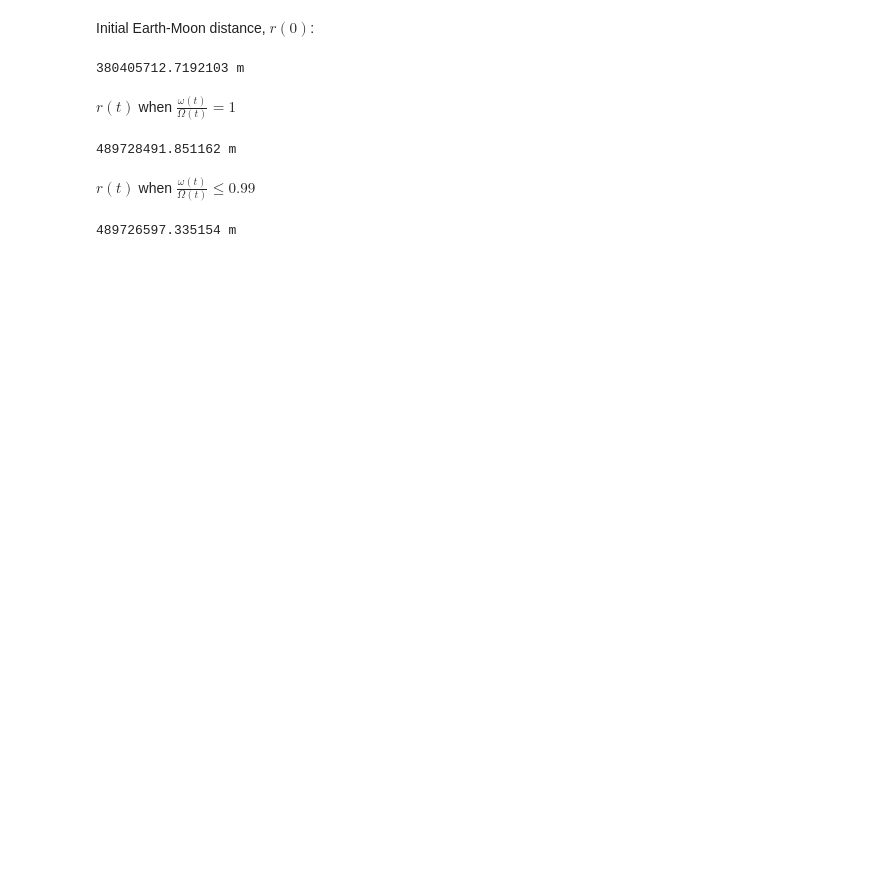
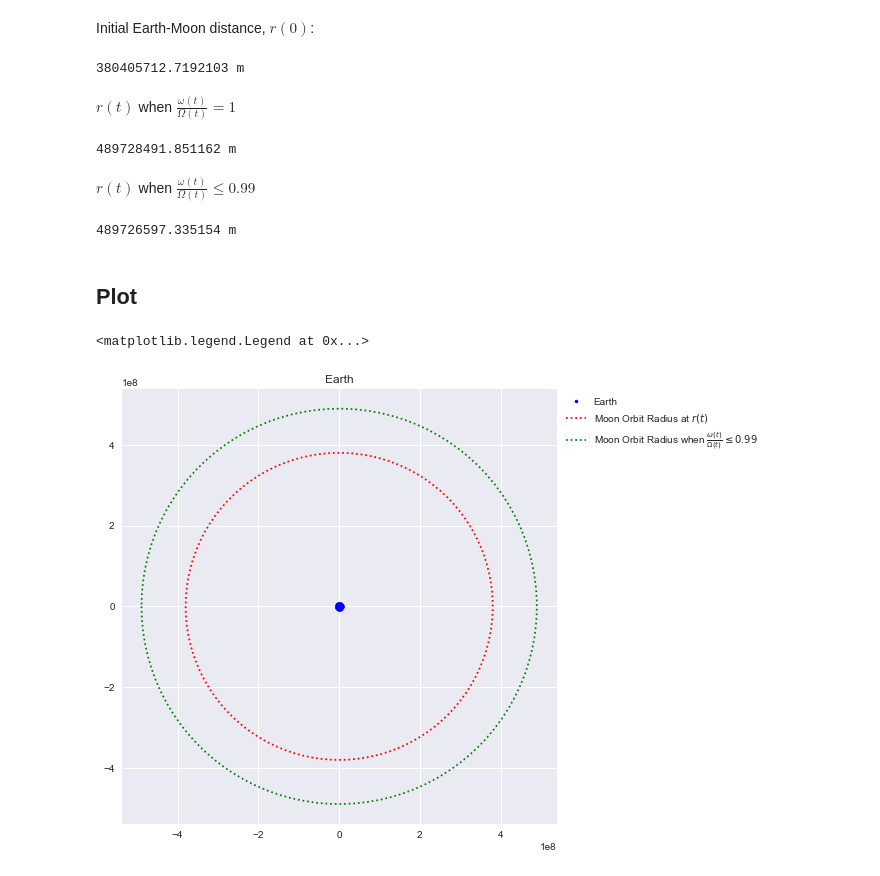
Before and after one commit to LanzLagman/Energy-transfer-earth-moon-tidal, a Jupyter notebook: Thesis 2.0.ipynb, the cells around one changed output. Drawn from its saved outputs; the diff is of its cells as text; code cells hidden in the pictures; blank space fills up the shorter version.

```diff
--- a/Thesis 2.0.ipynb
+++ b/Thesis 2.0.ipynb
@@ -164,2 +156,27 @@ print(str(r[np.where(moon/earth <= 0.99)][-1])+ " m")
 # %% [output]
 489726597.335154 m
+# %% [markdown]
+## Plot
+# %%
+fig, ax = plt.subplots(figsize=(8,8))
+ax.set_title("Earth")
+ax.set_aspect("equal")
+
+Earth_r = 6371000
+x = Earth_r*np.cos(np.linspace(-np.pi,np.pi,100))
+y = Earth_r*np.sin(np.linspace(-np.pi,np.pi,100))
+
+x1 = r[0]*np.cos(np.linspace(-np.pi,np.pi,100))
+y1 = r[0]*np.sin(np.linspace(-np.pi,np.pi,100))
+
+x2 = r[np.where(Moon/Earth <= 0.99)][-1]*np.cos(np.linspace(-np.pi,np.pi,100))
+y2 = r[np.where(Moon/Earth <= 0.99)][-1]*np.sin(np.linspace(-np.pi,np.pi,100))
+
+ax.plot(x,y, fillstyle="full", label="Earth", color="none", marker='.', markerfacecolor="blue")
+ax.fill(x, y)
+ax.plot(x1,y1,"red", label="Moon Orbit Radius at " r'$r(t)$', ls=":")
+ax.plot(x2,y2,"green", label="Moon Orbit Radius when "  r'$\frac{ω(t)}{Ω(t)} \leq 0.99$', ls=":")
+plt.legend(bbox_to_anchor=(1, 1))
+# %% [output]
+<matplotlib.legend.Legend at 0x...>
+[figure, added]
```
Also changed, not shown: parts of 9 cells of this notebook.
